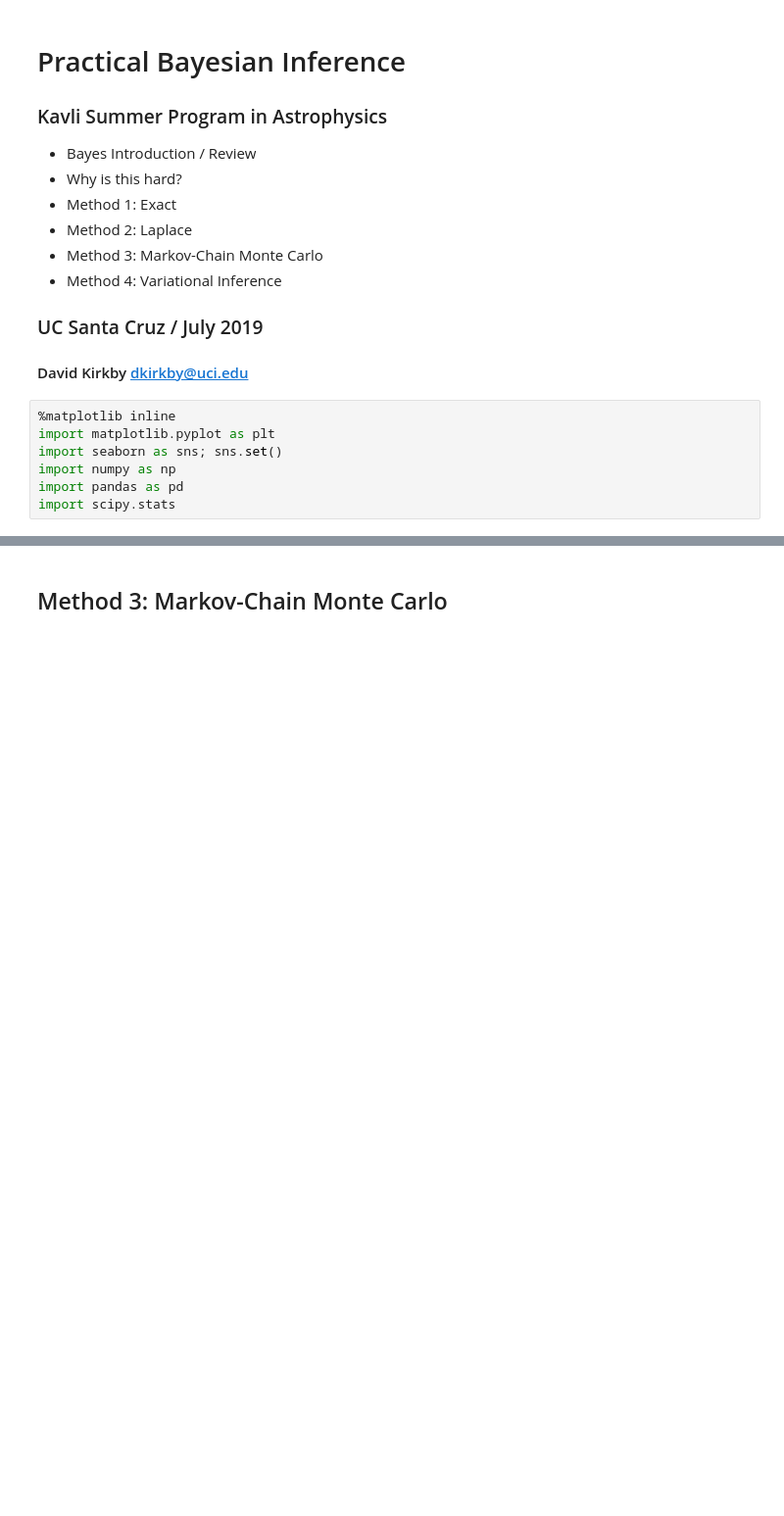
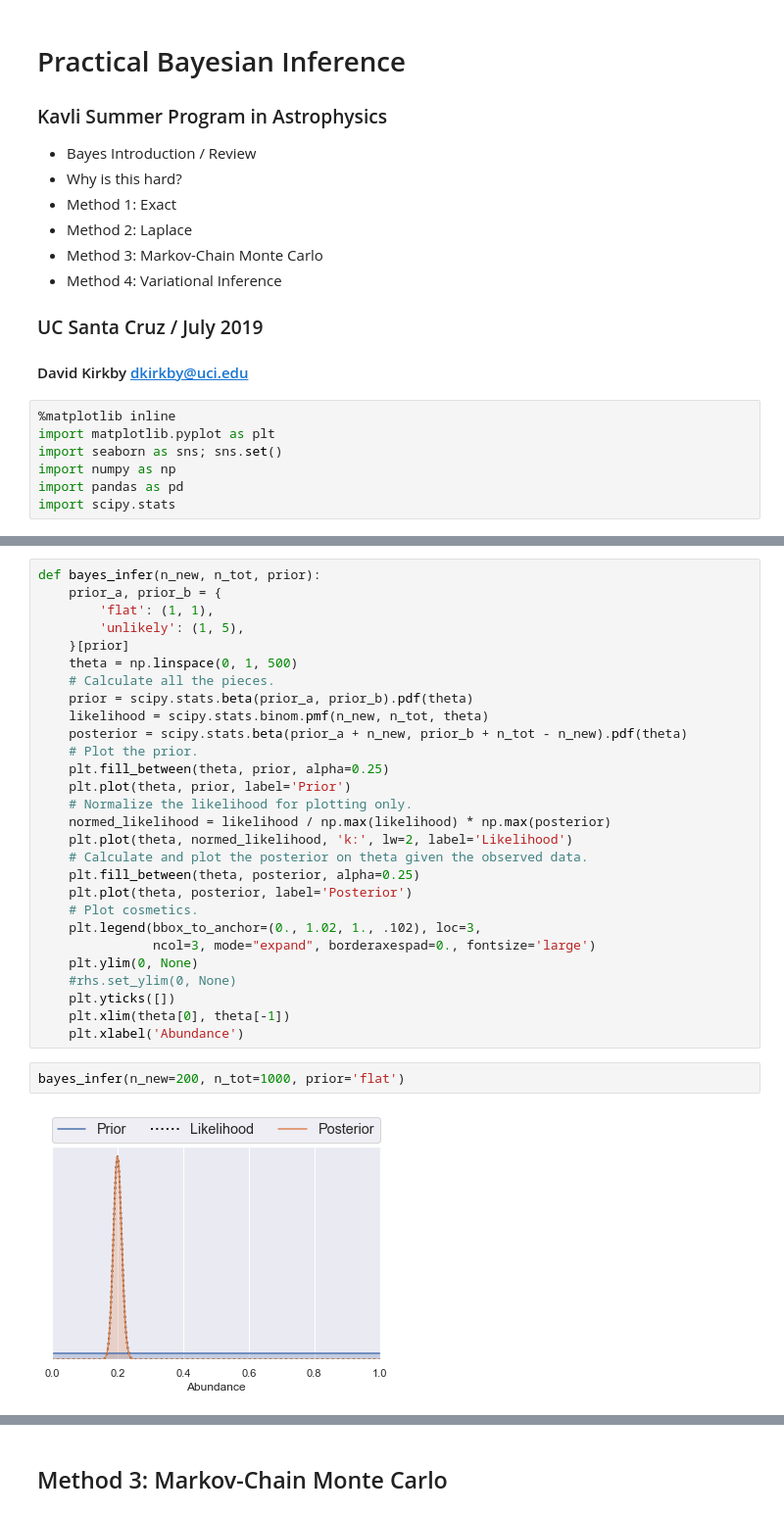
Before and after one commit to dkirkby/kavli2019, a Jupyter notebook: Lecture1.ipynb, the cells around one changed output, grey strips where cells are left out. Shown: that part at 98% size. Drawn from its saved outputs; the diff is of its cells as text; blank space fills up the shorter version.

```diff
--- a/Lecture1.ipynb
+++ b/Lecture1.ipynb
@@ -52,0 +86,32 @@ import scipy.stats
+# %%
+def bayes_infer(n_new, n_tot, prior):
+    prior_a, prior_b = {
+        'flat': (1, 1),
+        'unlikely': (1, 5),
+    }[prior]
+    theta = np.linspace(0, 1, 500)
+    # Calculate all the pieces.
+    prior = scipy.stats.beta(prior_a, prior_b).pdf(theta)
+    likelihood = scipy.stats.binom.pmf(n_new, n_tot, theta)
+    posterior = scipy.stats.beta(prior_a + n_new, prior_b + n_tot - n_new).pdf(theta)
+    # Plot the prior.
+    plt.fill_between(theta, prior, alpha=0.25)
+    plt.plot(theta, prior, label='Prior')
+    # Normalize the likelihood for plotting only.
+    normed_likelihood = likelihood / np.max(likelihood) * np.max(posterior)
+    plt.plot(theta, normed_likelihood, 'k:', lw=2, label='Likelihood')
+    # Calculate and plot the posterior on theta given the observed data.
+    plt.fill_between(theta, posterior, alpha=0.25)
+    plt.plot(theta, posterior, label='Posterior')
+    # Plot cosmetics.
+    plt.legend(bbox_to_anchor=(0., 1.02, 1., .102), loc=3,
+               ncol=3, mode="expand", borderaxespad=0., fontsize='large')
+    plt.ylim(0, None)
+    #rhs.set_ylim(0, None)
+    plt.yticks([])
+    plt.xlim(theta[0], theta[-1])
+    plt.xlabel('Abundance')
+# %%
+bayes_infer(n_new=200, n_tot=1000, prior='flat')
+# %% [output]
+[figure, added]
```
Also changed, not shown: parts of 23 cells of this notebook.
